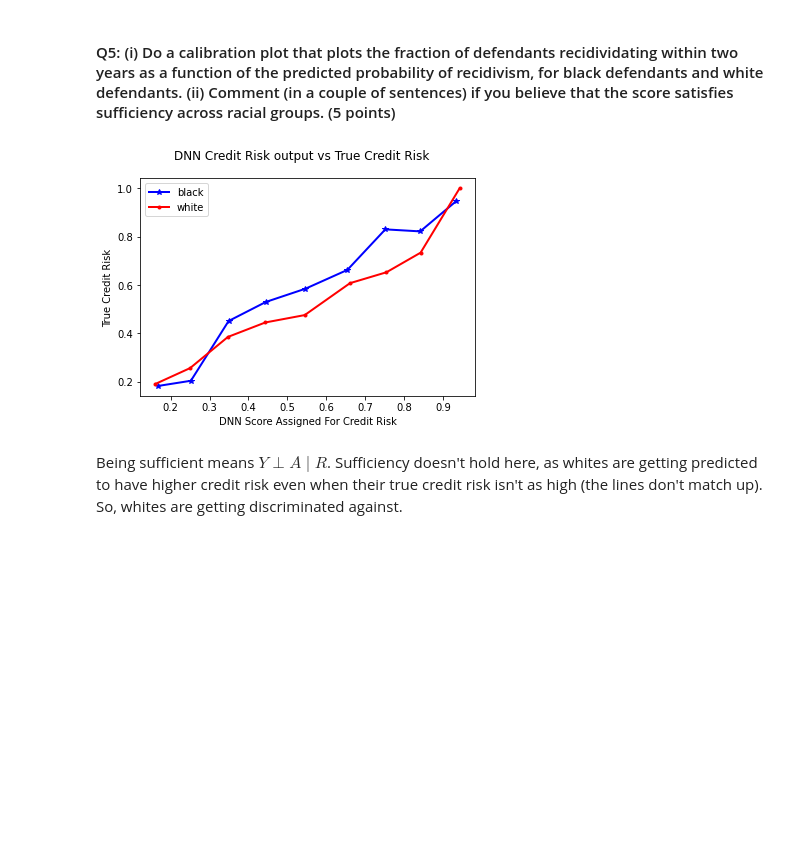
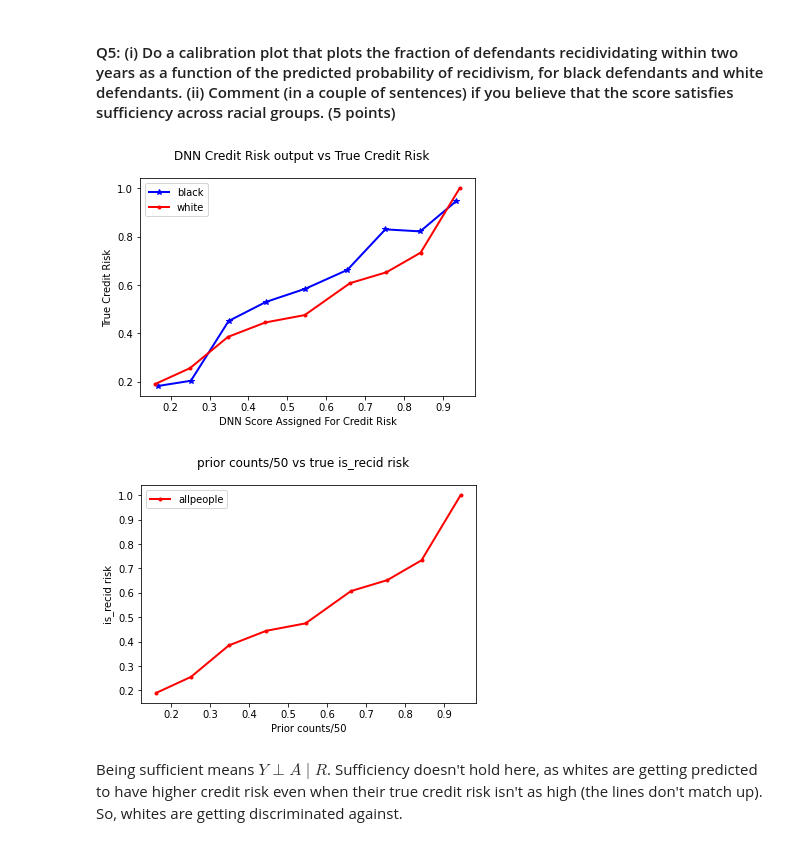
Before and after one commit to amitjoshi24/sensitive-attribute-containment-dnn-fairness, a Jupyter notebook: finalprojectcrimrecid.ipynb, the cells around one changed output. Saved outputs shown, nothing was run; the diff lists cells and outputs as text; code cells hidden in the pictures; blank space fills up the shorter version.

```diff
--- a/finalprojectcrimrecid.ipynb
+++ b/finalprojectcrimrecid.ipynb
@@ -363,33 +364,60 @@ y_m, x_m = calibration_curve(
     test_y_black,
     blackPreds,
     n_bins=10)
 
 y_f, x_f = calibration_curve(
     test_y_white,
     whitePreds,
     n_bins=10)
+
+y_t, x_pc = calibration_curve(
+    train_y,
+    [x/50 for x in temptrain_x['priors_count']],
+    n_bins=10
+)
+
+
 
 
 fig, ax = plt.subplots()
 
 plt.plot(x_m, y_m, color='blue',
          marker='*',
          linewidth = 2,
          label='black')
 
 plt.plot(x_f, y_f, color='red',
          marker='.',
          linewidth = 2,
          label='white')
 
+
+
 # # reference line, legends, and axis labels
 ax.set_xlabel('DNN Score Assigned For Credit Risk')
 ax.set_ylabel('True Credit Risk')
 fig.suptitle('DNN Credit Risk output vs True Credit Risk')
 plt.legend()
 plt.show()
+
+fig, ax = plt.subplots()
+
+plt.plot(x_f, y_f, color='red',
+         marker='.',
+         linewidth = 2,
+         label='allpeople')
+
+
+
+# # reference line, legends, and axis labels
+ax.set_xlabel('Prior counts/50')
+ax.set_ylabel('is_recid risk')
+fig.suptitle('prior counts/50 vs true is_recid risk')
+plt.legend()
+plt.show()
 # %% [output]
 [figure]
+[figure, added]
 # %% [markdown]
 Being sufficient means $Y \perp A \mid R$.  Sufficiency doesn't hold here, as whites are getting predicted to have higher credit risk even when their true credit risk isn't as high (the lines don't match up).  So, whites are getting discriminated against.
 # %% [markdown]
```
Also changed, not shown: parts of 11 cells of this notebook, 5 other files.
